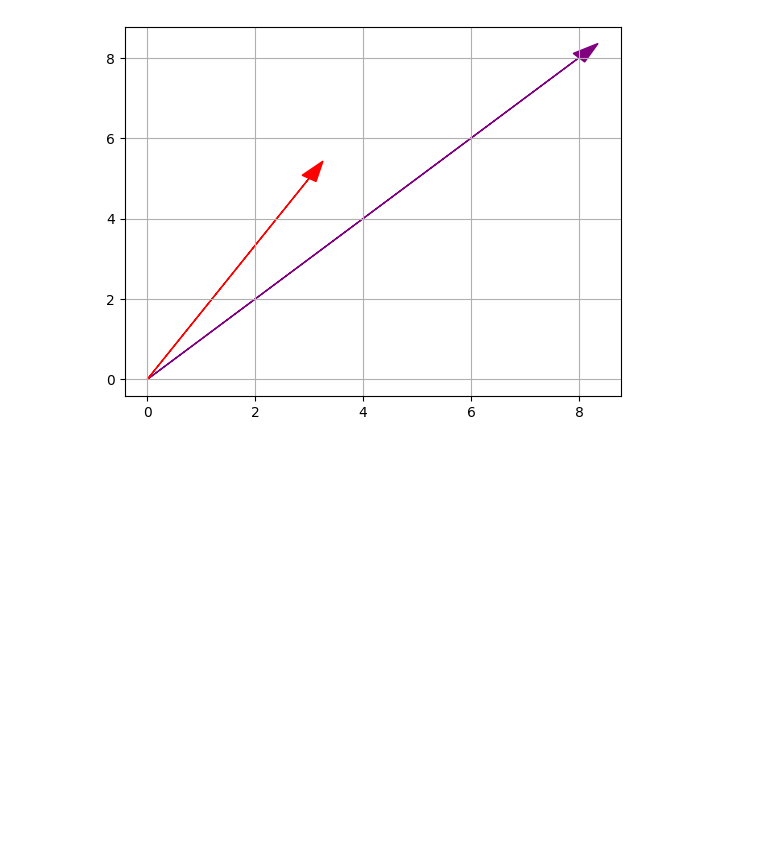
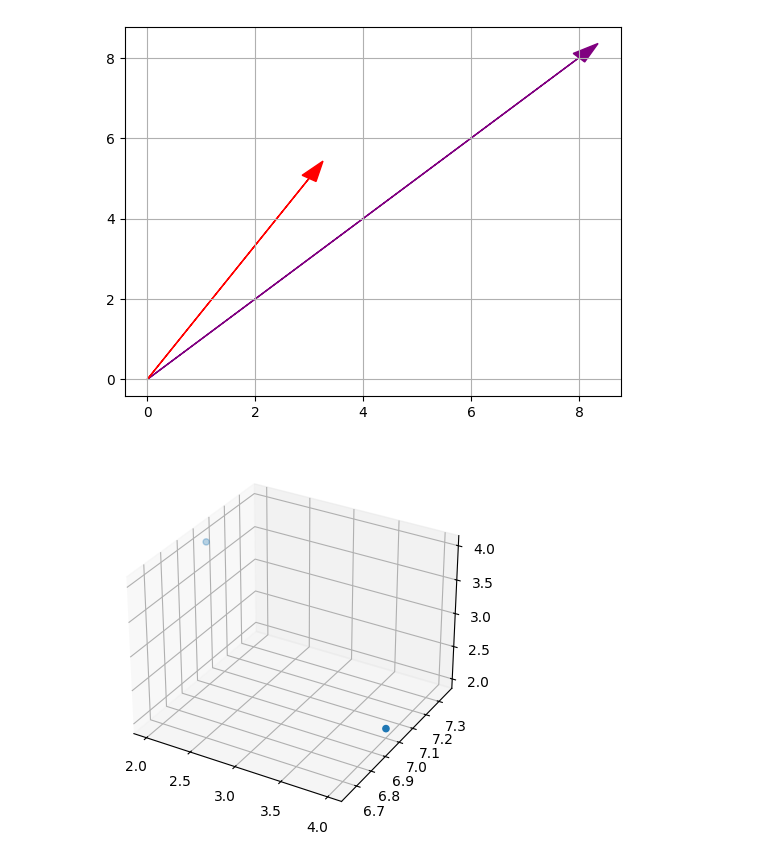
Before and after one commit to UTKARSHSAHAREE/Utkarshsahare, a Jupyter notebook: my_workon_linalg.ipynb, the cells around one changed output. Saved outputs shown, nothing was run; the diff lists cells and outputs as text; code cells hidden in the pictures; blank space fills up the shorter version.

```diff
--- a/my_workon_linalg.ipynb
+++ b/my_workon_linalg.ipynb
@@ -32,0 +31,11 @@ a=
+# %%
+a=np.array([4, 7, 2])
+b=np.array([2, 7, 4])
+# %%
+subplot3d=plt.subplot(111,projection="3d")
+x_coordinates,y_coordinates,z_coordinates=zip(a,b)
+subplot3d.scatter(x_coordinates,y_coordinates,z_coordinates)
+subplot3d.set_zlim3d=([0, 10])
+plt.show()
+# %% [output]
+[figure, added]
```
Also changed, not shown: parts of 18 cells of this notebook.
